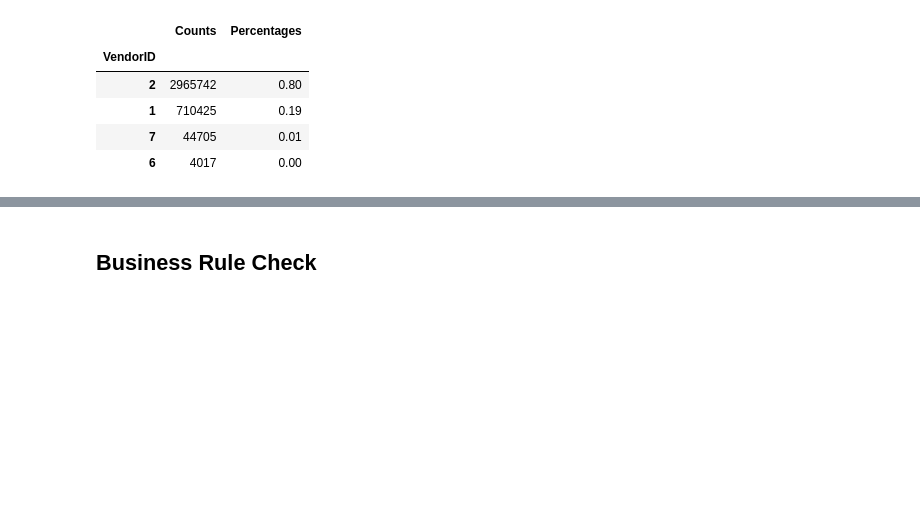
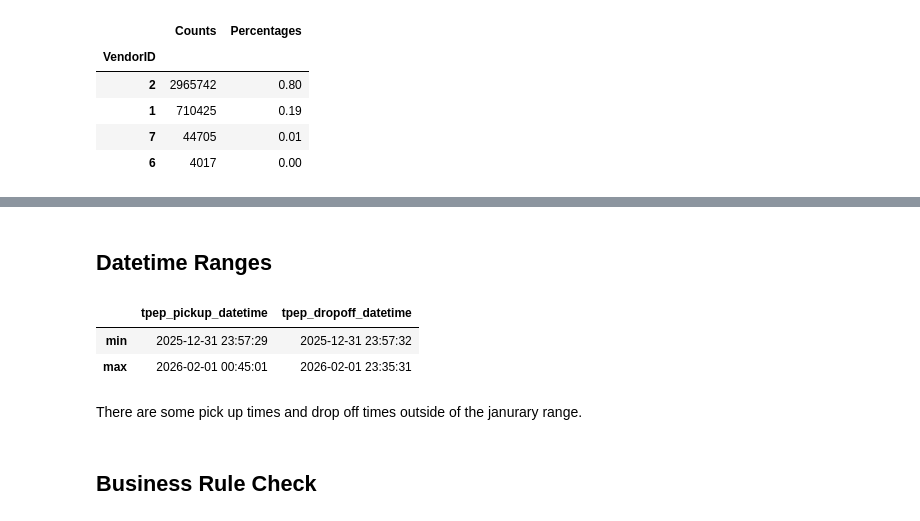
Before and after one commit to samuel54illinois/NYC_TLC_Trip_Record_Analysis, a Jupyter notebook: notebook_analysis/0_data_audit.ipynb, the cells around one changed output, grey strips where cells are left out. Drawn from its saved outputs; the diff is of its cells as text; code cells hidden in the pictures; blank space fills up the shorter version.

Commit message:
categorical distribution evaluation completed. date time range inspection started

```diff
--- a/notebook_analysis/0_data_audit.ipynb
+++ b/notebook_analysis/0_data_audit.ipynb
@@ -385,3 +439,13 @@ result
+# %% [markdown]
+## Datetime Ranges
+# %%
+yellow_trip_data[["tpep_pickup_datetime", "tpep_dropoff_datetime"]].agg(["min", "max"])
+# %% [output]
+|  | tpep_pickup_datetime | tpep_dropoff_datetime |
+| min | 2025-12-31 23:57:29 | 2025-12-31 23:57:32 |
+| max | 2026-02-01 00:45:01 | 2026-02-01 23:35:31 |
+# %% [markdown]
+There are some pick up times and drop off times outside of the janurary range.
 # %% [markdown]
 ## Business Rule Check
 # %%
```
Also changed, not shown: parts of 4 cells of this notebook.
